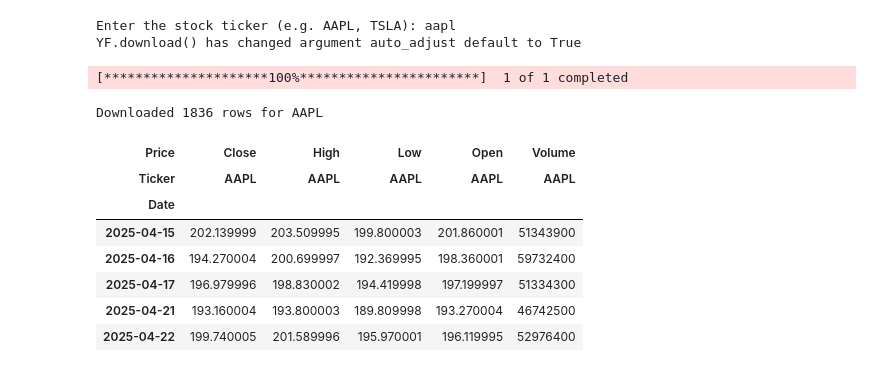
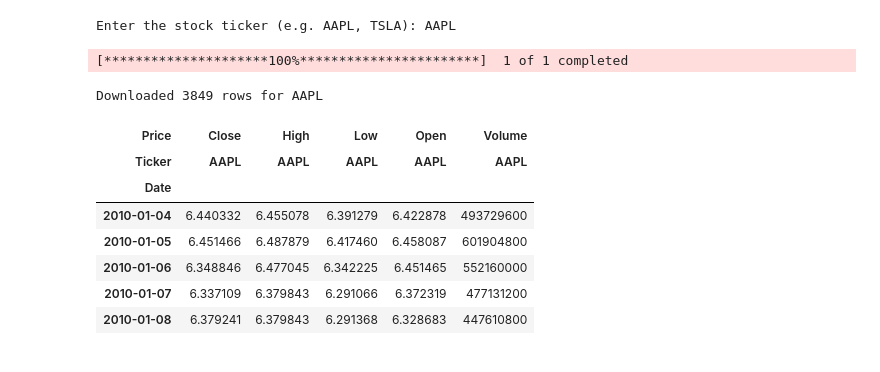
Before and after one commit to BassamTar99/StockPrediction, a Jupyter notebook: Automated_LSTM.ipynb, the cells around one changed output. Cells and saved outputs as stored; diff of their text form; code cells hidden in the pictures.

```diff
--- a/Automated_LSTM.ipynb
+++ b/Automated_LSTM.ipynb
@@ -44,27 +44,26 @@ SEED = 42
 np.random.seed(SEED)
 tf.random.set_seed(SEED)
 # %%
-#@title Cell 3: Prompt for Ticker & Download Data
+# Cell 3: Prompt for Ticker & Download Data
 ticker = input("Enter the stock ticker (e.g. AAPL, TSLA): ").upper().strip()
-start  = "2018-01-01"
+start  = "2010-01-01"
 end    = "2025-04-23"
 
 df = yf.download(ticker, start=start, end=end)
 if df.empty:
     raise ValueError(f"No data found for ticker '{ticker}'. Please rerun and try another.")
 
 print(f"Downloaded {len(df)} rows for {ticker}")
-df.tail()
+df.head()
 # %% [output]
-Enter the stock ticker (e.g. AAPL, TSLA): aapl
-YF.download() has changed argument auto_adjust default to True
+Enter the stock ticker (e.g. AAPL, TSLA): AAPL
 [*********************100%***********************]  1 of 1 completed
-Downloaded 1836 rows for AAPL
+Downloaded 3849 rows for AAPL
 | Price | Close | High | Low | Open | Volume |
 | Ticker | AAPL | AAPL | AAPL | AAPL | AAPL |
 | Date |  |  |  |  |  |
-| 2025-04-15 | 202.139999 | 203.509995 | 199.800003 | 201.860001 | 51343900 |
-| 2025-04-16 | 194.270004 | 200.699997 | 192.369995 | 198.360001 | 59732400 |
-| 2025-04-17 | 196.979996 | 198.830002 | 194.419998 | 197.199997 | 51334300 |
-| 2025-04-21 | 193.160004 | 193.800003 | 189.809998 | 193.270004 | 46742500 |
-| 2025-04-22 | 199.740005 | 201.589996 | 195.970001 | 196.119995 | 52976400 |
+| 2010-01-04 | 6.440332 | 6.455078 | 6.391279 | 6.422878 | 493729600 |
+| 2010-01-05 | 6.451466 | 6.487879 | 6.417460 | 6.458087 | 601904800 |
+| 2010-01-06 | 6.348846 | 6.477045 | 6.342225 | 6.451465 | 552160000 |
+| 2010-01-07 | 6.337109 | 6.379843 | 6.291066 | 6.372319 | 477131200 |
+| 2010-01-08 | 6.379241 | 6.379843 | 6.291368 | 6.328683 | 447610800 |
```
Also changed, not shown: parts of 16 cells of this notebook.
